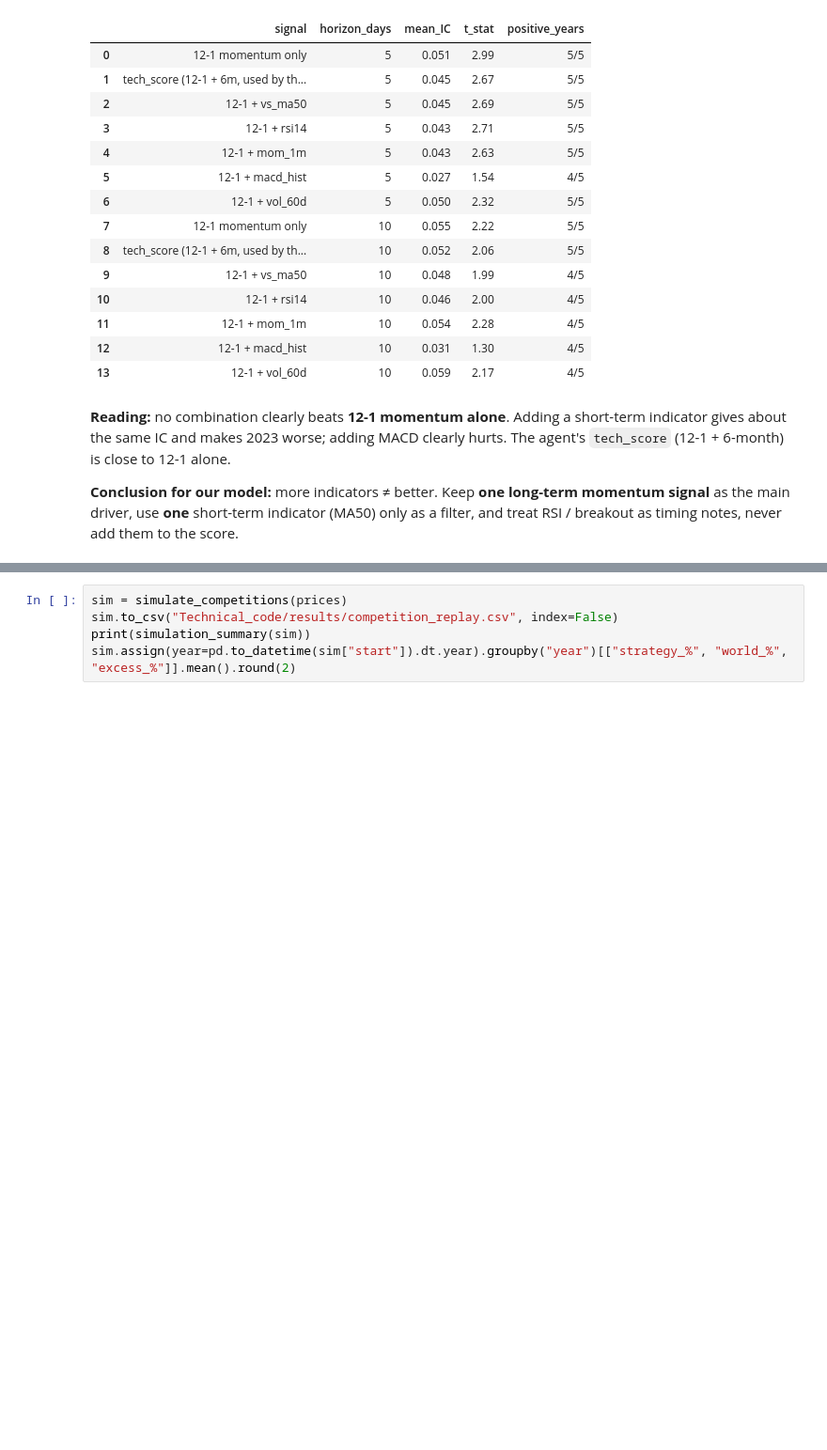
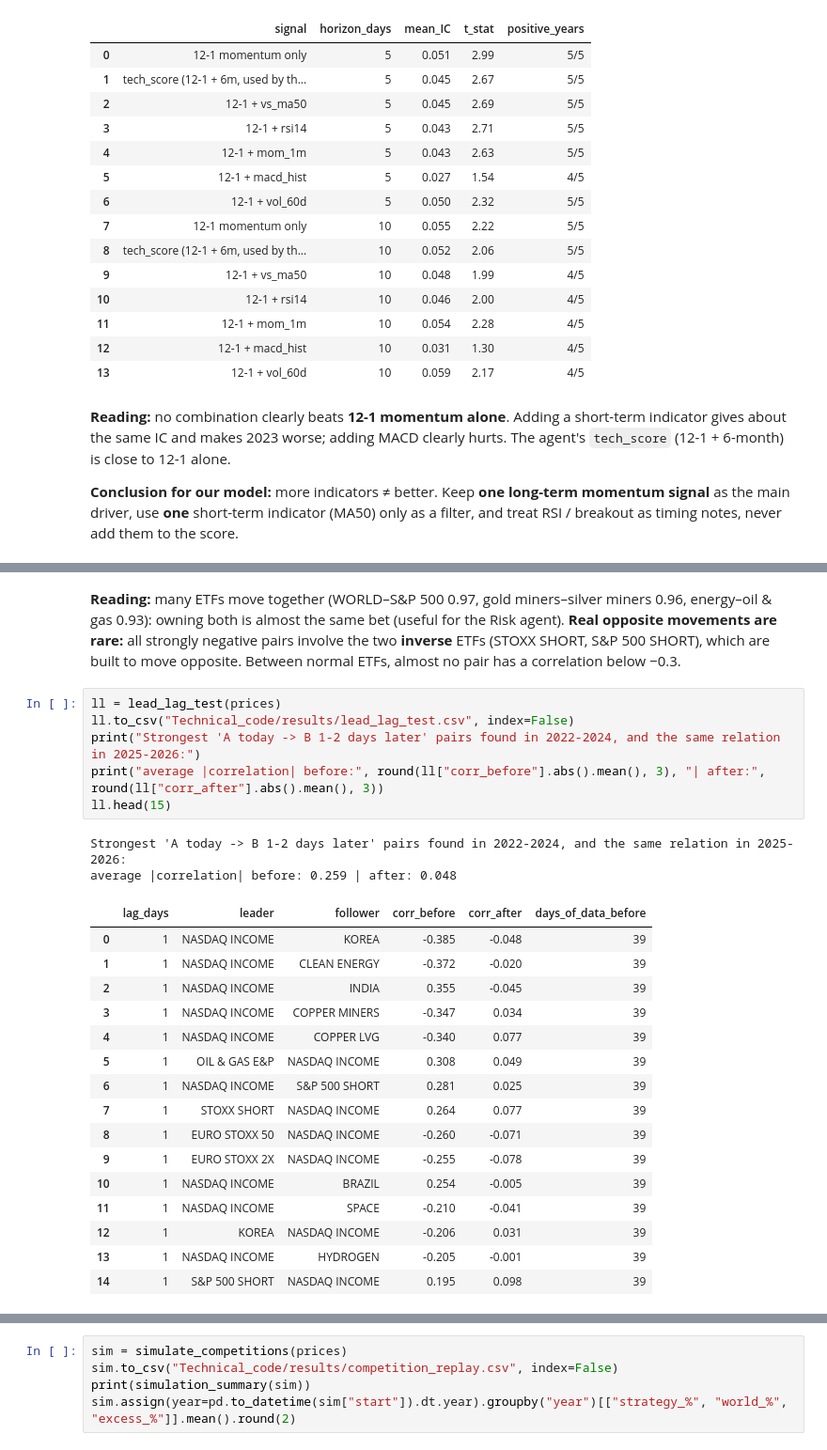
Before and after one commit to morganelpgit/GBAC_team12, a Jupyter notebook: Technical_code/technical_agent.ipynb, the cells around one changed output, grey strips where cells are left out. Shown at 94% size. Cells and saved outputs as stored; diff of their text form; blank space fills up the shorter version.

```diff
--- a/Technical_code/technical_agent.ipynb
+++ b/Technical_code/technical_agent.ipynb
@@ -204,0 +257,27 @@ combo
+# %% [markdown]
+**Reading:** many ETFs move together (WORLD–S&P 500 0.97, gold miners–silver miners 0.96, energy–oil & gas 0.93): owning both is almost the same bet (useful for the Risk agent). **Real opposite movements are rare:** all strongly negative pairs involve the two **inverse** ETFs (STOXX SHORT, S&P 500 SHORT), which are built to move opposite. Between normal ETFs, almost no pair has a correlation below −0.3.
+# %%
+ll = lead_lag_test(prices)
+ll.to_csv("Technical_code/results/lead_lag_test.csv", index=False)
+print("Strongest 'A today -> B 1-2 days later' pairs found in 2022-2024, and the same relation in 2025-2026:")
+print("average |correlation| before:", round(ll["corr_before"].abs().mean(), 3), "| after:", round(ll["corr_after"].abs().mean(), 3))
+ll.head(15)
+# %% [output]
+Strongest 'A today -> B 1-2 days later' pairs found in 2022-2024, and the same relation in 2025-2026:
+average |correlation| before: 0.259 | after: 0.048
+|  | lag_days | leader | follower | corr_before | corr_after | days_of_data_before |
+| 0 | 1 | NASDAQ INCOME | KOREA | -0.385 | -0.048 | 39 |
+| 1 | 1 | NASDAQ INCOME | CLEAN ENERGY | -0.372 | -0.020 | 39 |
+| 2 | 1 | NASDAQ INCOME | INDIA | 0.355 | -0.045 | 39 |
+| 3 | 1 | NASDAQ INCOME | COPPER MINERS | -0.347 | 0.034 | 39 |
+| 4 | 1 | NASDAQ INCOME | COPPER LVG | -0.340 | 0.077 | 39 |
+| 5 | 1 | OIL & GAS E&P | NASDAQ INCOME | 0.308 | 0.049 | 39 |
+| 6 | 1 | NASDAQ INCOME | S&P 500 SHORT | 0.281 | 0.025 | 39 |
+| 7 | 1 | STOXX SHORT | NASDAQ INCOME | 0.264 | 0.077 | 39 |
+| 8 | 1 | EURO STOXX 50 | NASDAQ INCOME | -0.260 | -0.071 | 39 |
+| 9 | 1 | EURO STOXX 2X | NASDAQ INCOME | -0.255 | -0.078 | 39 |
+| 10 | 1 | NASDAQ INCOME | BRAZIL | 0.254 | -0.005 | 39 |
+| 11 | 1 | NASDAQ INCOME | SPACE | -0.210 | -0.041 | 39 |
+| 12 | 1 | KOREA | NASDAQ INCOME | -0.206 | 0.031 | 39 |
+| 13 | 1 | NASDAQ INCOME | HYDROGEN | -0.205 | -0.001 | 39 |
+| 14 | 1 | S&P 500 SHORT | NASDAQ INCOME | 0.195 | 0.098 | 39 |
```
Also changed, not shown: parts of 11 cells of this notebook, 5 other files.
